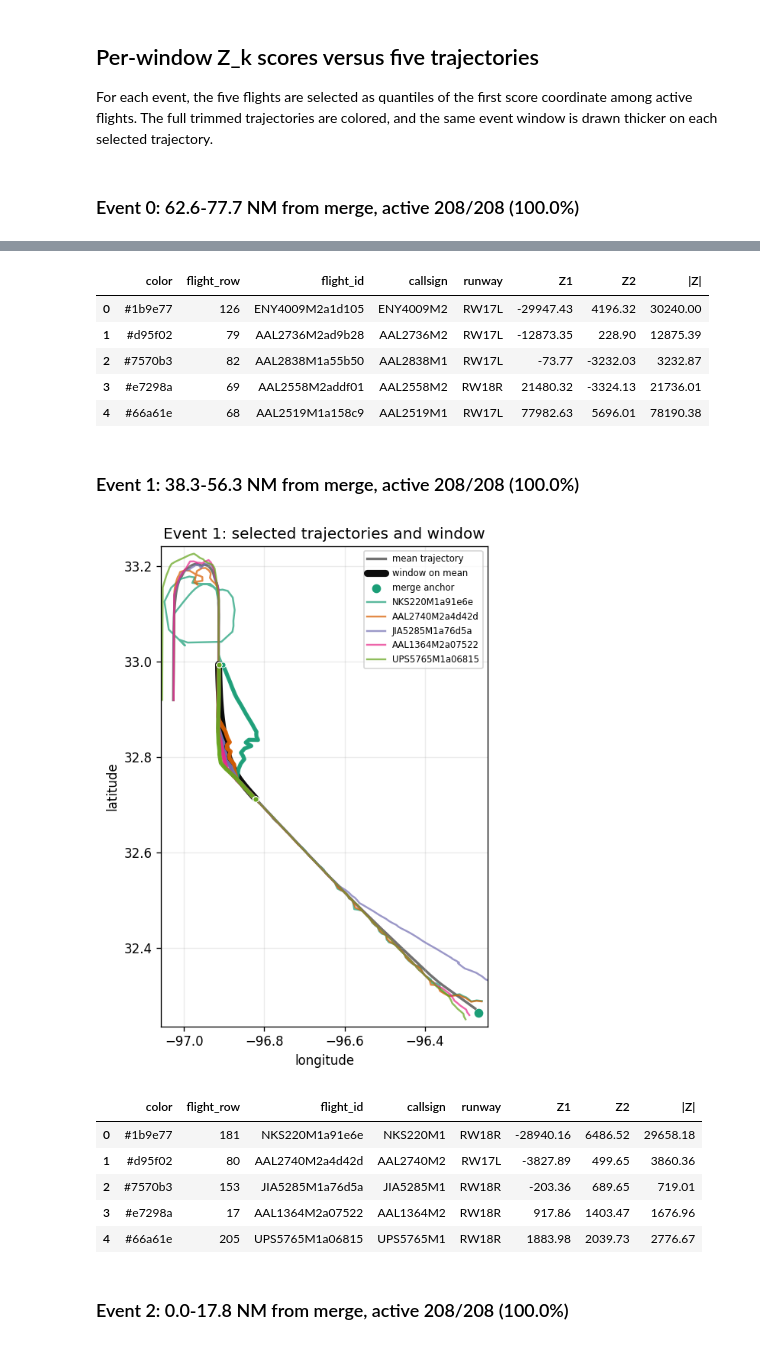
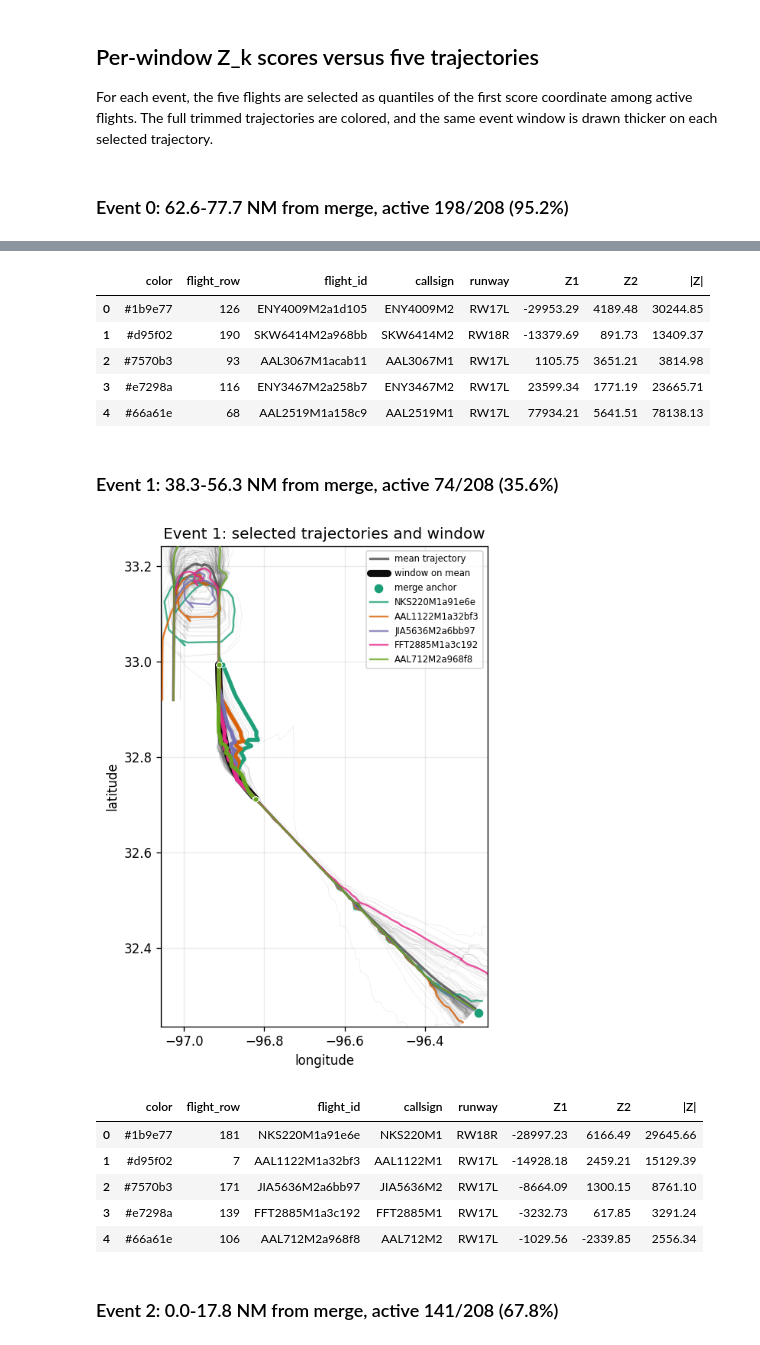
Before and after one commit to thinhhoang95/project-rustlingtree, a Jupyter notebook: src/hllrd/examples/south-east.ipynb, the cells around one changed output, grey strips where cells are left out. Saved outputs shown, nothing was run; the diff lists cells and outputs as text; code cells hidden in the pictures.

Commit message:
Interactive Visualization

```diff
--- a/src/hllrd/examples/south-east.ipynb
+++ b/src/hllrd/examples/south-east.ipynb
@@ -120,6 +123,13 @@ def build_or_load_south_east_from_merge() -> tuple[object, object, list[object],
 
     needs_matrix = REBUILD or not matrix_path.exists() or not trim_metadata_path.exists()
     needs_model = REBUILD or needs_matrix or not model_path.exists()
+    if not needs_model:
+        with np.load(model_path, allow_pickle=False) as data:
+            config_payload = json.loads(str(np.asarray(data['config']).item()))
+            metrics_payload = json.loads(str(np.asarray(data['metrics']).item()))
+        if 'tau_z' in config_payload or 'activation_energy_floor' not in metrics_payload:
+            needs_model = True
+            print('Existing model artifact uses the old activation threshold; rebuilding model.')
 
     if needs_matrix:
         print(f'Loading raw ADS-B from {RAW_ADSB_DIR} ...')
@@ -215,6 +225,7 @@ run_summary = pd.DataFrame(
         ('max anchor distance nm', float(kept_trim['min_anchor_distance_nm'].max())),
         ('stations', matrix.X.shape[1]),
         ('sigma_hat_m', matrix.sigma_hat),
+        ('activation_rms_floor_m', np.sqrt(result.activation_energy_floor)),
         ('events', len(result.events)),
         ('explained_fraction', result.explained_fraction),
     ],
@@ -514,12 +525,15 @@ def plot_event_trajectory_examples(event_index: int, flight_rows: list[int]) ->
     event = result.events[event_index]
     fig, ax = plt.subplots(figsize=(7.5, 6.2))
     plot_latlon_path(ax, mean_xy_m, color='#4d4d4d', linewidth=2.0, alpha=0.8, label='mean trajectory', zorder=1)
+    for row_index in range(len(matrix.flight_ids)):
+        xy_m = flight_xy_m(row_index)
+        plot_latlon_path(ax, xy_m, color='#4d4d4d', linewidth=0.45, alpha=0.1, label=None, zorder=2)
     plot_event_segment(ax, event, mean_xy_m, color='black', linewidth=5.5, label='window on mean', zorder=3)
     ax.scatter([refined_anchor_lon], [refined_anchor_lat], color='#1b9e77', s=36, label='merge anchor', zorder=6)
     for color, row_index in zip(TRAJECTORY_COLORS, flight_rows, strict=False):
         xy_m = flight_xy_m(row_index)
         flight_id = matrix.flight_ids[row_index]
-        plot_latlon_path(ax, xy_m, color=color, linewidth=1.45, alpha=0.72, label=flight_id, zorder=2)
+        plot_latlon_path(ax, xy_m, color=color, linewidth=1.45, alpha=0.78, label=flight_id, zorder=4)
         plot_event_segment(ax, event, xy_m, color=color, linewidth=3.2, label=None, zorder=5)
     finish_geo_axes(ax, title=f'Event {event_index}: selected trajectories and window')
     ax.legend(loc='best', fontsize=7)
@@ -538,4 +552,4 @@ for event_index, event in enumerate(result.events):
     plot_event_trajectory_examples(event_index, selected_rows)
     display(z_score_table(event_index, selected_rows).round({'Z1': 2, 'Z2': 2, '|Z|': 2}))
 # %% [output]
-### Event 0: 62.6-77.7 NM from merge, active 208/208 (100.0%)
+### Event 0: 62.6-77.7 NM from merge, active 198/208 (95.2%)
@@ -543,15 +557,15 @@ for event_index, event in enumerate(result.events):
 |  | color | flight_row | flight_id | callsign | runway | Z1 | Z2 | |Z| |
-| 0 | #1b9e77 | 126 | ENY4009M2a1d105 | ENY4009M2 | RW17L | -29947.43 | 4196.32 | 30240.00 |
-| 1 | #d95f02 | 79 | AAL2736M2ad9b28 | AAL2736M2 | RW17L | -12873.35 | 228.90 | 12875.39 |
-| 2 | #7570b3 | 82 | AAL2838M1a55b50 | AAL2838M1 | RW17L | -73.77 | -3232.03 | 3232.87 |
-| 3 | #e7298a | 69 | AAL2558M2addf01 | AAL2558M2 | RW18R | 21480.32 | -3324.13 | 21736.01 |
-| 4 | #66a61e | 68 | AAL2519M1a158c9 | AAL2519M1 | RW17L | 77982.63 | 5696.01 | 78190.38 |
+| 0 | #1b9e77 | 126 | ENY4009M2a1d105 | ENY4009M2 | RW17L | -29953.29 | 4189.48 | 30244.85 |
+| 1 | #d95f02 | 190 | SKW6414M2a968bb | SKW6414M2 | RW18R | -13379.69 | 891.73 | 13409.37 |
+| 2 | #7570b3 | 93 | AAL3067M1acab11 | AAL3067M1 | RW17L | 1105.75 | 3651.21 | 3814.98 |
+| 3 | #e7298a | 116 | ENY3467M2a258b7 | ENY3467M2 | RW17L | 23599.34 | 1771.19 | 23665.71 |
+| 4 | #66a61e | 68 | AAL2519M1a158c9 | AAL2519M1 | RW17L | 77934.21 | 5641.51 | 78138.13 |
-### Event 1: 38.3-56.3 NM from merge, active 208/208 (100.0%)
+### Event 1: 38.3-56.3 NM from merge, active 74/208 (35.6%)
-[figure, old version]
+[figure, new version]
 |  | color | flight_row | flight_id | callsign | runway | Z1 | Z2 | |Z| |
-| 0 | #1b9e77 | 181 | NKS220M1a91e6e | NKS220M1 | RW18R | -28940.16 | 6486.52 | 29658.18 |
-| 1 | #d95f02 | 80 | AAL2740M2a4d42d | AAL2740M2 | RW17L | -3827.89 | 499.65 | 3860.36 |
-| 2 | #7570b3 | 153 | JIA5285M1a76d5a | JIA5285M1 | RW18R | -203.36 | 689.65 | 719.01 |
-| 3 | #e7298a | 17 | AAL1364M2a07522 | AAL1364M2 | RW18R | 917.86 | 1403.47 | 1676.96 |
-| 4 | #66a61e | 205 | UPS5765M1a06815 | UPS5765M1 | RW18R | 1883.98 | 2039.73 | 2776.67 |
+| 0 | #1b9e77 | 181 | NKS220M1a91e6e | NKS220M1 | RW18R | -28997.23 | 6166.49 | 29645.66 |
+| 1 | #d95f02 | 7 | AAL1122M1a32bf3 | AAL1122M1 | RW17L | -14928.18 | 2459.21 | 15129.39 |
+| 2 | #7570b3 | 171 | JIA5636M2a6bb97 | JIA5636M2 | RW17L | -8664.09 | 1300.15 | 8761.10 |
+| 3 | #e7298a | 139 | FFT2885M1a3c192 | FFT2885M1 | RW17L | -3232.73 | 617.85 | 3291.24 |
+| 4 | #66a61e | 106 | AAL712M2a968f8 | AAL712M2 | RW17L | -1029.56 | -2339.85 | 2556.34 |
-### Event 2: 0.0-17.8 NM from merge, active 208/208 (100.0%)
+### Event 2: 0.0-17.8 NM from merge, active 141/208 (67.8%)
```
Also changed, not shown: parts of 9 cells of this notebook, 7 other files.
